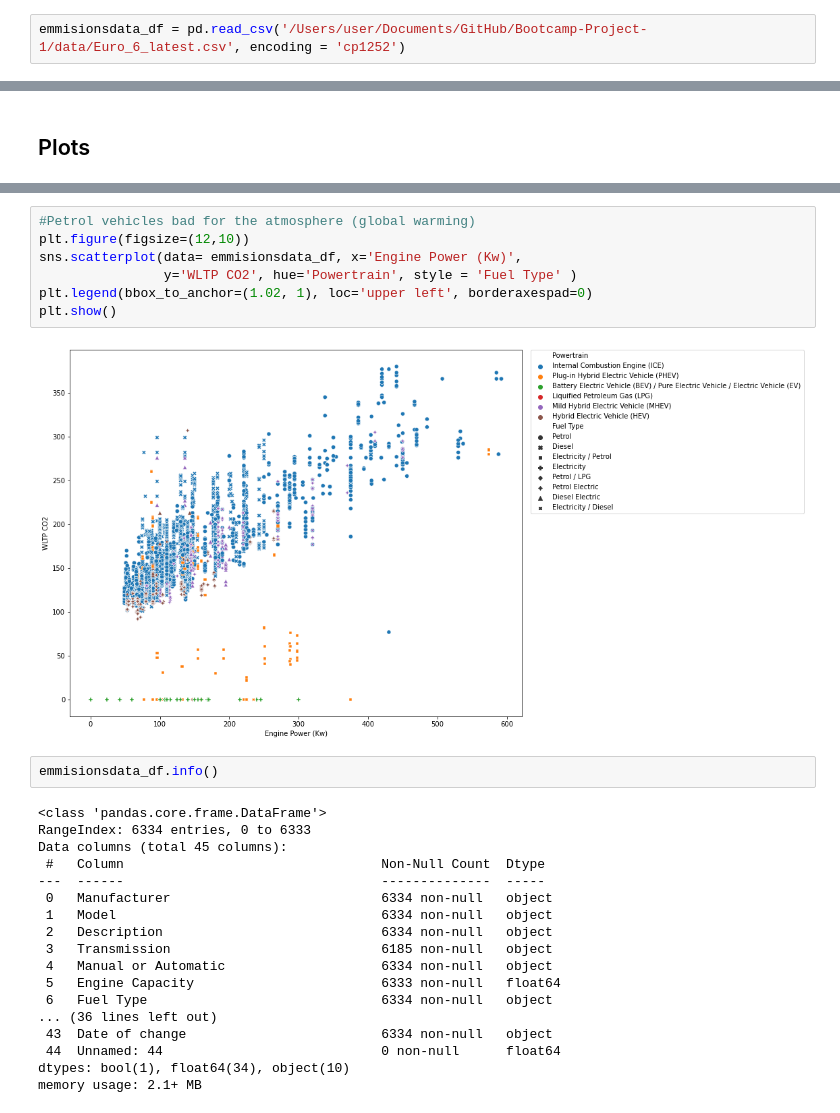
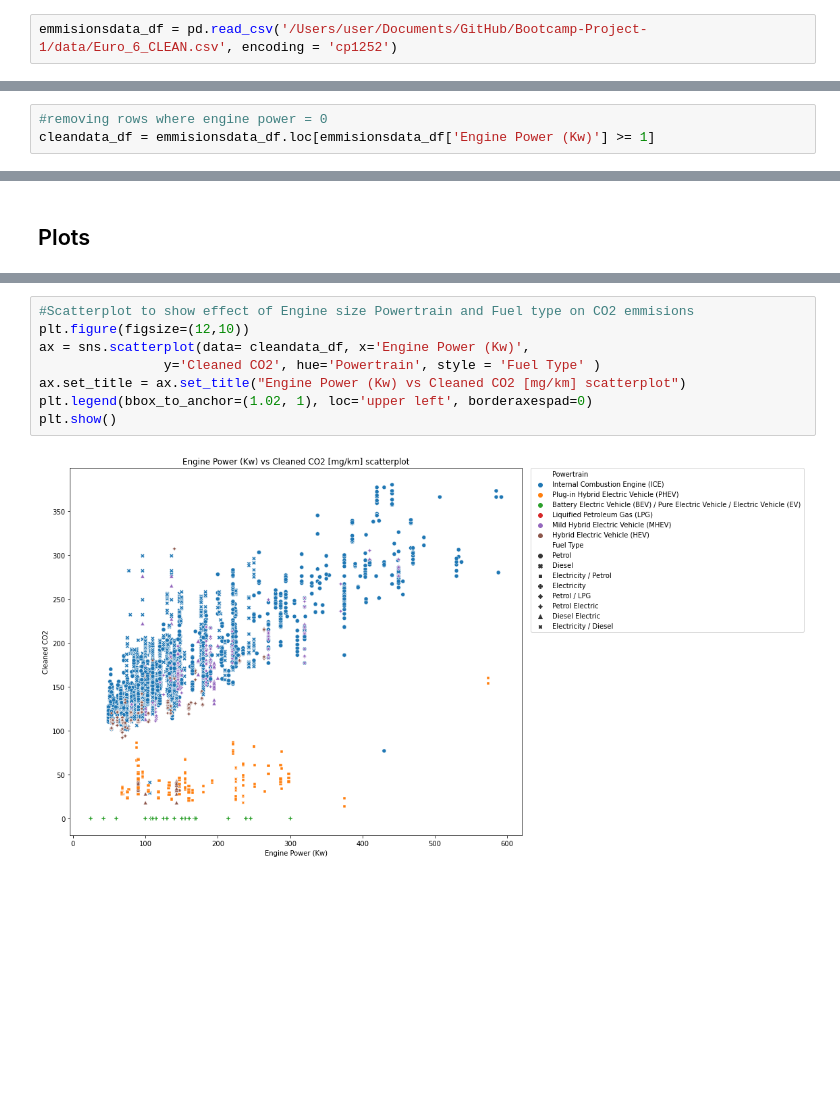
Before and after one commit to grilgamesh/How-important-is-the-change-to-electric-cars-, a Jupyter notebook: engine_size_and_type.ipynb, the cells around one changed output, grey strips where cells are left out. Drawn from its saved outputs; the diff is of its cells as text; blank space fills up the shorter version.

```diff
--- a/engine_size_and_type.ipynb
+++ b/engine_size_and_type.ipynb
@@ -9,7 +11,7 @@ pd.set_option('display.max_columns', 50)
 # %% [markdown]
 ## Data import
 # %%
-emmisionsdata_df = pd.read_csv('/Users/user/Documents/GitHub/Bootcamp-Project-1/data/Euro_6_latest.csv', encoding = 'cp1252')
+emmisionsdata_df = pd.read_csv('/Users/user/Documents/GitHub/Bootcamp-Project-1/data/Euro_6_CLEAN.csv', encoding = 'cp1252')
 # %%
 emmisionsdata_df.tail(5)
 # %% [output]
@@ -30,0 +39,3 @@ emmisionsdata_df.shape
+# %%
+#removing rows where engine power = 0
+cleandata_df = emmisionsdata_df.loc[emmisionsdata_df['Engine Power (Kw)'] >= 1]
@@ -64,29 +95,10 @@ plt.show()
 # %%
-#Petrol vehicles bad for the atmosphere (global warming)
+#Scatterplot to show effect of Engine size Powertrain and Fuel type on CO2 emmisions
 plt.figure(figsize=(12,10))
-sns.scatterplot(data= emmisionsdata_df, x='Engine Power (Kw)',
-                y='WLTP CO2', hue='Powertrain', style = 'Fuel Type' )
+ax = sns.scatterplot(data= cleandata_df, x='Engine Power (Kw)',
+                y='Cleaned CO2', hue='Powertrain', style = 'Fuel Type' )
+ax.set_title = ax.set_title("Engine Power (Kw) vs Cleaned CO2 [mg/km] scatterplot")
 plt.legend(bbox_to_anchor=(1.02, 1), loc='upper left', borderaxespad=0)
 plt.show()
 # %% [output]
-[figure, old version]
+[figure, new version]
-# %%
-emmisionsdata_df.info()
-# %% [output]
-<class 'pandas.core.frame.DataFrame'>
-RangeIndex: 6334 entries, 0 to 6333
-Data columns (total 45 columns):
- #   Column                                 Non-Null Count  Dtype
----  ------                                 --------------  -----
- 0   Manufacturer                           6334 non-null   object
- 1   Model                                  6334 non-null   object
- 2   Description                            6334 non-null   object
- 3   Transmission                           6185 non-null   object
- 4   Manual or Automatic                    6334 non-null   object
- 5   Engine Capacity                        6333 non-null   float64
- 6   Fuel Type                              6334 non-null   object
-... (36 lines left out)
- 43  Date of change                         6334 non-null   object
- 44  Unnamed: 44                            0 non-null      float64
-dtypes: bool(1), float64(34), object(10)
-memory usage: 2.1+ MB
```
Also changed, not shown: parts of 29 cells of this notebook.
